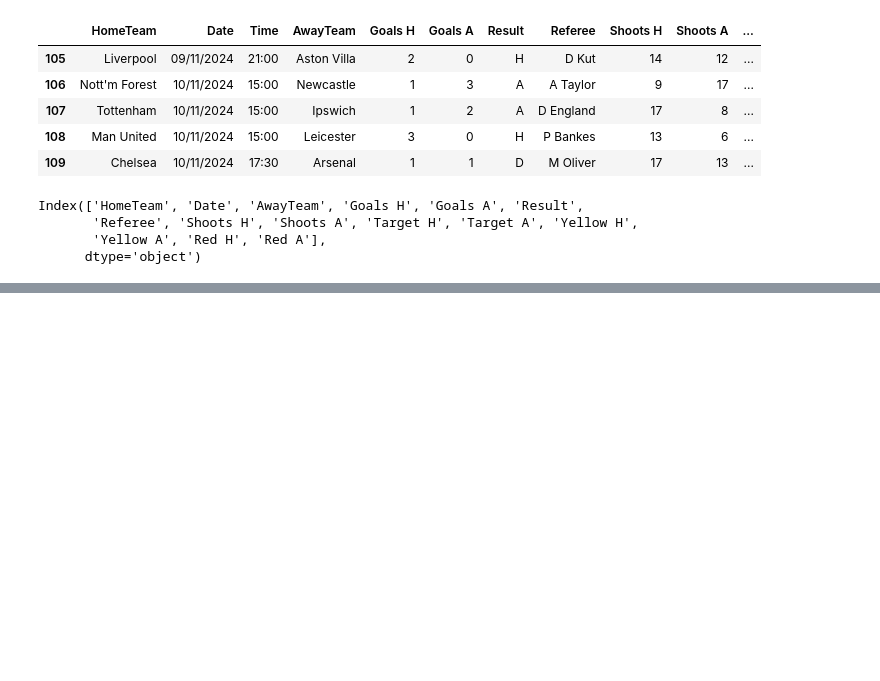
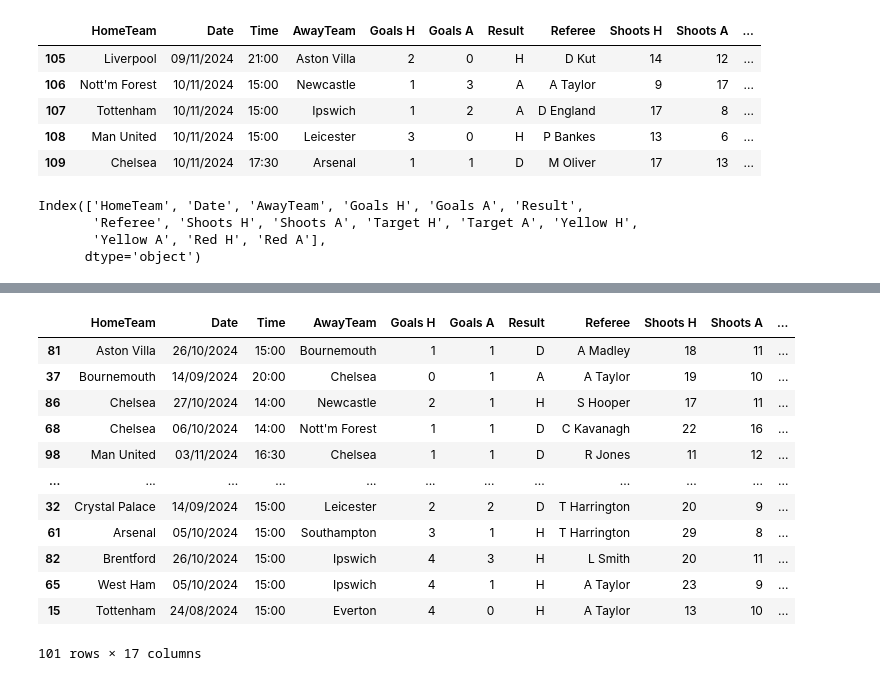
Before and after one commit to ka-53/ML-draft, a Jupyter notebook: draft/dataframe.ipynb, the cells around one changed output, grey strips where cells are left out. Drawn from its saved outputs; the diff is of its cells as text; code cells hidden in the pictures; blank space fills up the shorter version.

```diff
--- a/draft/dataframe.ipynb
+++ b/draft/dataframe.ipynb
@@ -391,0 +417,16 @@ Index(['HomeTeam', 'Date', 'AwayTeam', 'Goals H', 'Goals A', 'Result',
+# %%
+df.sort_values(['Yellow H','Yellow A','Red A','Red H'], ascending=False)
+# %% [output]
+|  | HomeTeam | Date | Time | AwayTeam | Goals H | Goals A | Result | Referee | Shoots H | Shoots A | ... |
+| 81 | Aston Villa | 26/10/2024 | 15:00 | Bournemouth | 1 | 1 | D | A Madley | 18 | 11 | ... |
+| 37 | Bournemouth | 14/09/2024 | 20:00 | Chelsea | 0 | 1 | A | A Taylor | 19 | 10 | ... |
+| 86 | Chelsea | 27/10/2024 | 14:00 | Newcastle | 2 | 1 | H | S Hooper | 17 | 11 | ... |
+| 68 | Chelsea | 06/10/2024 | 14:00 | Nott'm Forest | 1 | 1 | D | C Kavanagh | 22 | 16 | ... |
+| 98 | Man United | 03/11/2024 | 16:30 | Chelsea | 1 | 1 | D | R Jones | 11 | 12 | ... |
+| ... | ... | ... | ... | ... | ... | ... | ... | ... | ... | ... | ... |
+| 32 | Crystal Palace | 14/09/2024 | 15:00 | Leicester | 2 | 2 | D | T Harrington | 20 | 9 | ... |
+| 61 | Arsenal | 05/10/2024 | 15:00 | Southampton | 3 | 1 | H | T Harrington | 29 | 8 | ... |
+| 82 | Brentford | 26/10/2024 | 15:00 | Ipswich | 4 | 3 | H | L Smith | 20 | 11 | ... |
+| 65 | West Ham | 05/10/2024 | 15:00 | Ipswich | 4 | 1 | H | A Taylor | 23 | 9 | ... |
+| 15 | Tottenham | 24/08/2024 | 15:00 | Everton | 4 | 0 | H | A Taylor | 13 | 10 | ... |
+101 rows × 17 columns
```
Also changed, not shown: parts of 9 cells of this notebook, 1 other file.
